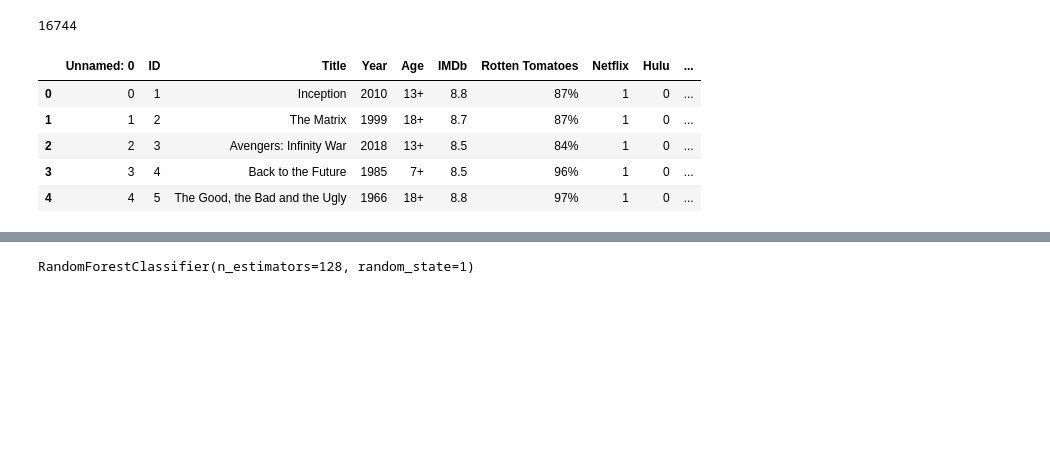
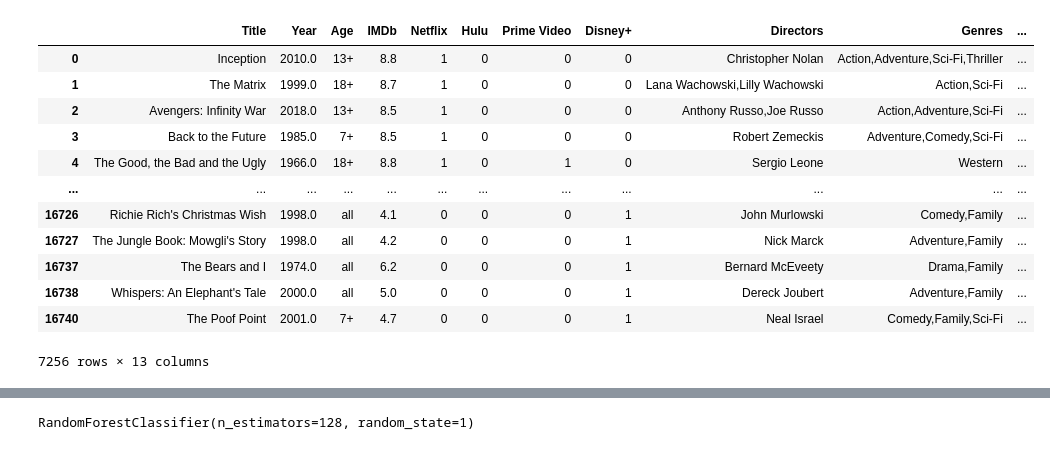
Before and after one commit to daytwu/Movies_Analysis, a Jupyter notebook: movies_random_forest.ipynb, the cells around one changed output, grey strips where cells are left out. Cells and saved outputs as stored; diff of their text form; code cells hidden in the pictures; blank space fills up the shorter version.

```diff
--- a/movies_random_forest.ipynb
+++ b/movies_random_forest.ipynb
@@ -9,18 +12,2 @@ from sklearn.preprocessing import LabelEncoder
 from sklearn.preprocessing import StandardScaler
 from sklearn.metrics import confusion_matrix, accuracy_score, classification_report
-# %%
-# Loading data
-file = ('Movies.csv')
-movies_df = pd.read_csv(file)
-print(len(movies_df))
-# movies_df = movies_df.dropna()
-movies_df.head()
-# print(len(movies_df))
-# %% [output]
-16744
-|  | Unnamed: 0 | ID | Title | Year | Age | IMDb | Rotten Tomatoes | Netflix | Hulu | ... |
-| 0 | 0 | 1 | Inception | 2010 | 13+ | 8.8 | 87% | 1 | 0 | ... |
-| 1 | 1 | 2 | The Matrix | 1999 | 18+ | 8.7 | 87% | 1 | 0 | ... |
-| 2 | 2 | 3 | Avengers: Infinity War | 2018 | 13+ | 8.5 | 84% | 1 | 0 | ... |
-| 3 | 3 | 4 | Back to the Future | 1985 | 7+ | 8.5 | 96% | 1 | 0 | ... |
-| 4 | 4 | 5 | The Good, the Bad and the Ugly | 1966 | 18+ | 8.8 | 97% | 1 | 0 | ... |
@@ -26,0 +45,16 @@ movies_df.head()
+# %%
+movies_df
+# %% [output]
+|  | Title | Year | Age | IMDb | Netflix | Hulu | Prime Video | Disney+ | Directors | Genres | ... |
+| 0 | Inception | 2010.0 | 13+ | 8.8 | 1 | 0 | 0 | 0 | Christopher Nolan | Action,Adventure,Sci-Fi,Thriller | ... |
+| 1 | The Matrix | 1999.0 | 18+ | 8.7 | 1 | 0 | 0 | 0 | Lana Wachowski,Lilly Wachowski | Action,Sci-Fi | ... |
+| 2 | Avengers: Infinity War | 2018.0 | 13+ | 8.5 | 1 | 0 | 0 | 0 | Anthony Russo,Joe Russo | Action,Adventure,Sci-Fi | ... |
+| 3 | Back to the Future | 1985.0 | 7+ | 8.5 | 1 | 0 | 0 | 0 | Robert Zemeckis | Adventure,Comedy,Sci-Fi | ... |
+| 4 | The Good, the Bad and the Ugly | 1966.0 | 18+ | 8.8 | 1 | 0 | 1 | 0 | Sergio Leone | Western | ... |
+| ... | ... | ... | ... | ... | ... | ... | ... | ... | ... | ... | ... |
+| 16726 | Richie Rich's Christmas Wish | 1998.0 | all | 4.1 | 0 | 0 | 0 | 1 | John Murlowski | Comedy,Family | ... |
+| 16727 | The Jungle Book: Mowgli's Story | 1998.0 | all | 4.2 | 0 | 0 | 0 | 1 | Nick Marck | Adventure,Family | ... |
+| 16737 | The Bears and I | 1974.0 | all | 6.2 | 0 | 0 | 0 | 1 | Bernard McEveety | Drama,Family | ... |
+| 16738 | Whispers: An Elephant's Tale | 2000.0 | all | 5.0 | 0 | 0 | 0 | 1 | Dereck Joubert | Adventure,Family | ... |
+| 16740 | The Poof Point | 2001.0 | 7+ | 4.7 | 0 | 0 | 0 | 1 | Neal Israel | Comedy,Family,Sci-Fi | ... |
+7256 rows × 13 columns
```
Also changed, not shown: parts of 16 cells of this notebook, 3 other files.
